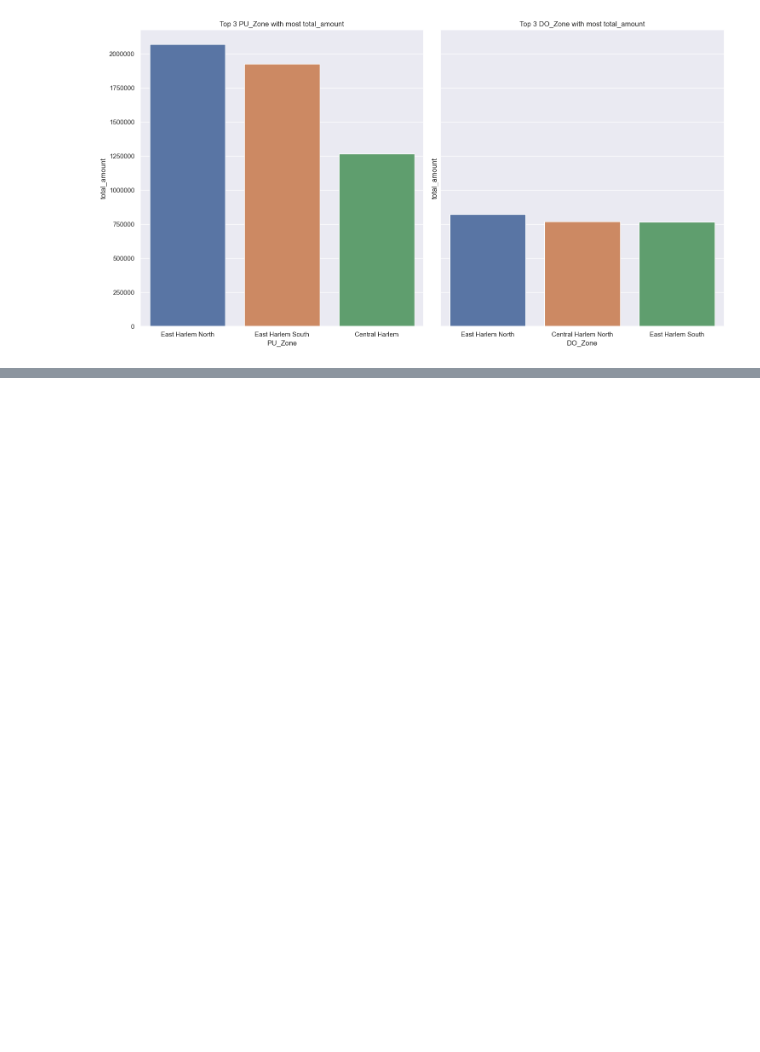
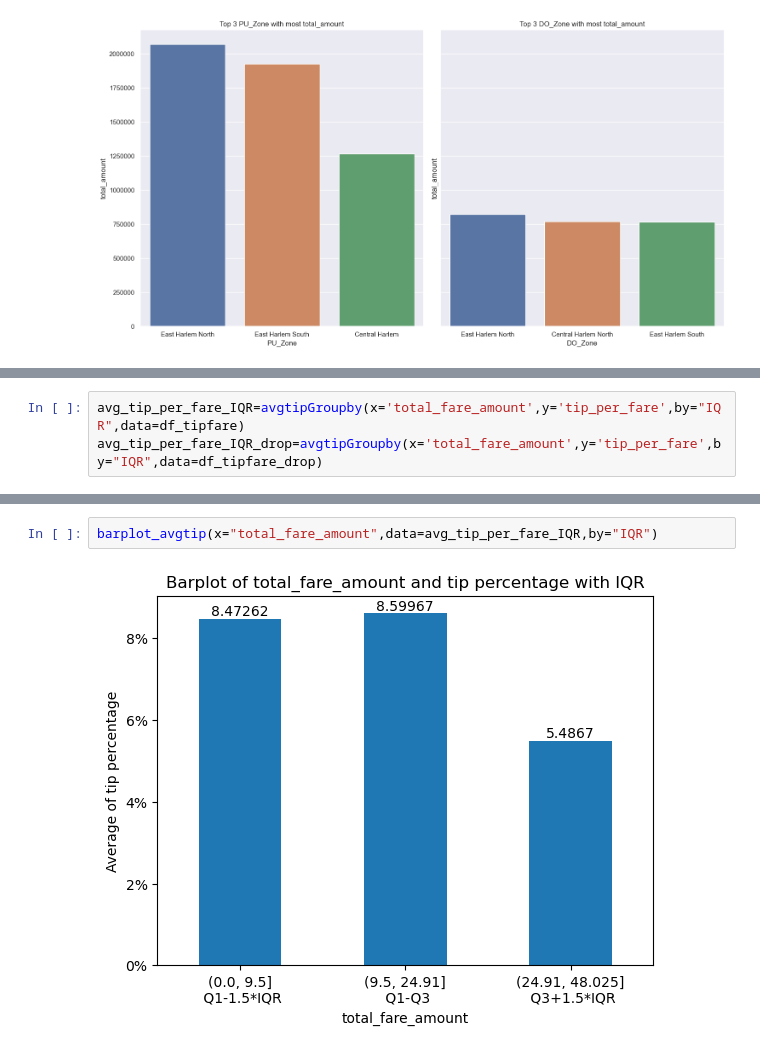
Before and after one commit to VOTUANANH01/Data-Visualize-and-Analysis, a Jupyter notebook: EDA_Bivariate .ipynb, the cells around one changed output, grey strips where cells are left out. Saved outputs shown, nothing was run; the diff lists cells and outputs as text; blank space fills up the shorter version.

```diff
--- a/EDA_Bivariate .ipynb
+++ b/EDA_Bivariate .ipynb
@@ -483,0 +615,3 @@ sumbar(pu="PU_Zone",do="DO_Zone",data=df_step4,y="total_amount",top=3)
+# %%
+avg_tip_per_fare_IQR=avgtipGroupby(x='total_fare_amount',y='tip_per_fare',by="IQR",data=df_tipfare)
+avg_tip_per_fare_IQR_drop=avgtipGroupby(x='total_fare_amount',y='tip_per_fare',by="IQR",data=df_tipfare_drop)
@@ -483,0 +688,4 @@ sumbar(pu="PU_Zone",do="DO_Zone",data=df_step4,y="total_amount",top=3)
+# %%
+barplot_avgtip(x="total_fare_amount",data=avg_tip_per_fare_IQR,by="IQR")
+# %% [output]
+[figure, added]
```
Also changed, not shown: parts of 55 cells of this notebook, 11 other files.
